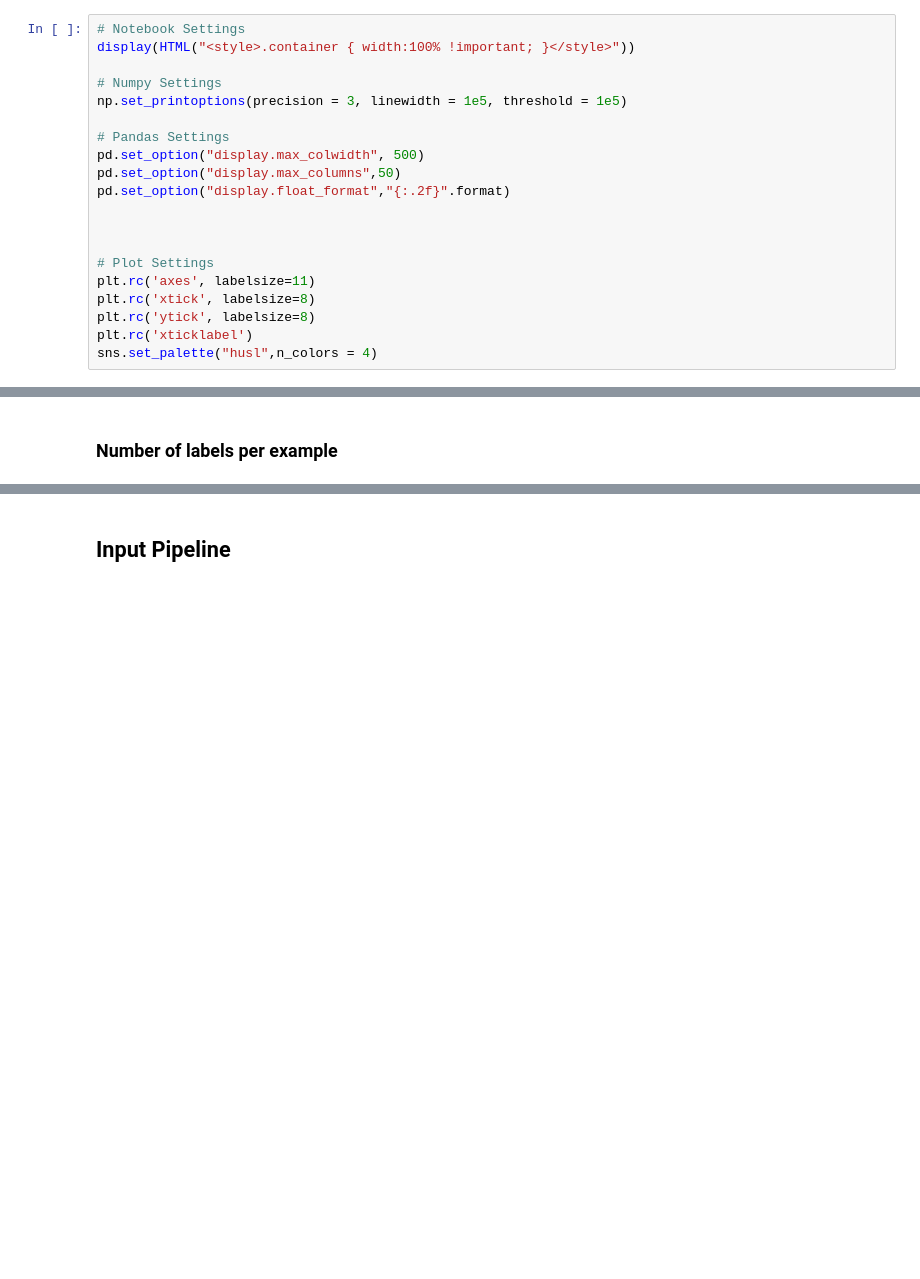
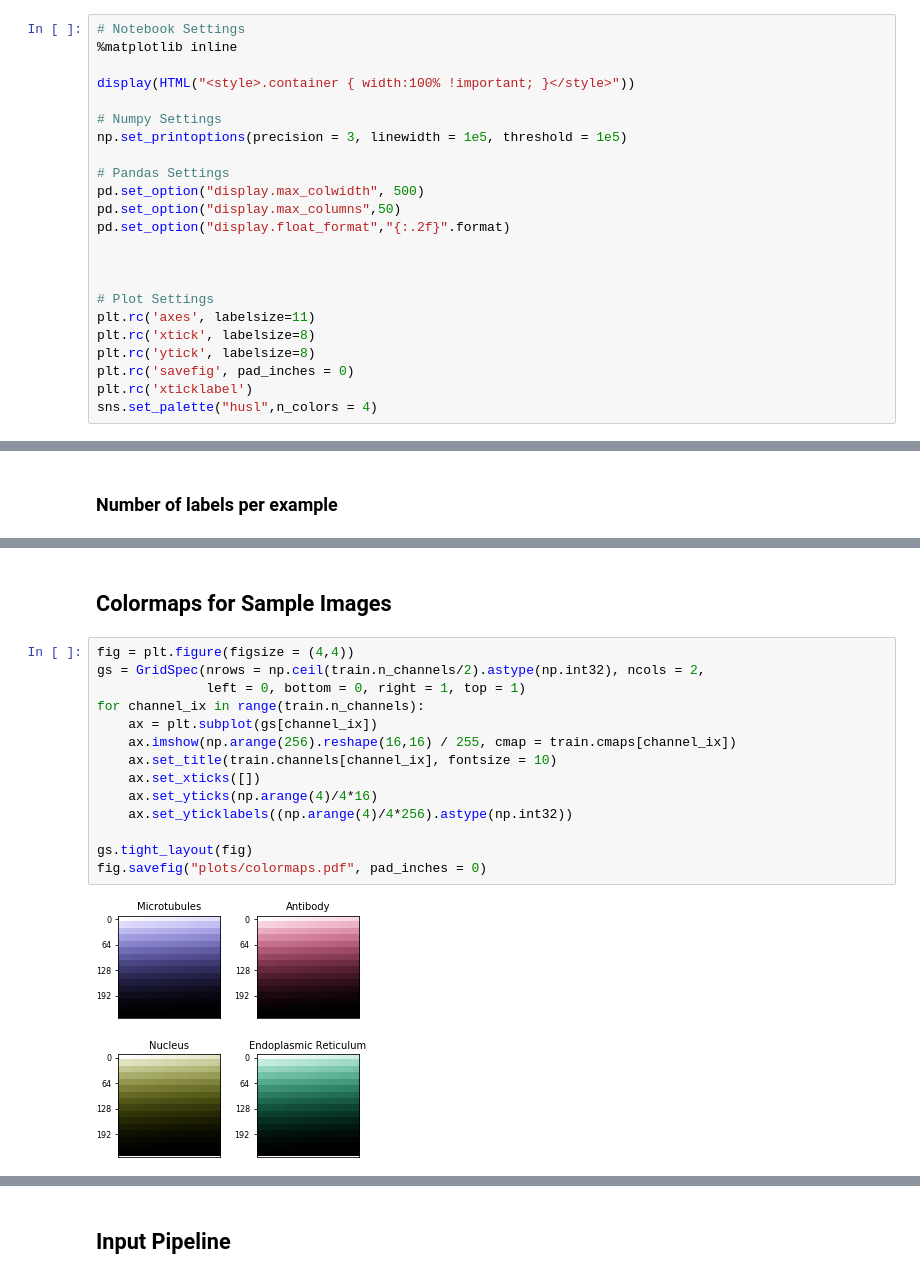
Before and after one commit to eldrtimo/protein, a Jupyter notebook: examples.ipynb, the cells around one changed output, grey strips where cells are left out. Cells and saved outputs as stored; diff of their text form; blank space fills up the shorter version.

```diff
--- a/examples.ipynb
+++ b/examples.ipynb
@@ -37,6 +66,8 @@ atlas = pa.ProteinAtlas()
 ## Output Formatting
 # %%
 # Notebook Settings
+%matplotlib inline
+
 display(HTML("<style>.container { width:100% !important; }</style>"))
 
 # Numpy Settings
@@ -53,6 +84,7 @@ pd.set_option("display.float_format","{:.2f}".format)
 plt.rc('axes', labelsize=11)
 plt.rc('xtick', labelsize=8)
 plt.rc('ytick', labelsize=8)
+plt.rc('savefig', pad_inches = 0)
 plt.rc('xticklabel')
 sns.set_palette("husl",n_colors = 4)
 # %% [markdown]
@@ -98,3 +130,21 @@ fig.tight_layout()
 fig.savefig("plots/label_count.pdf")
 # %% [output]
 [figure]
+# %% [markdown]
+## Colormaps for Sample Images
+# %%
+fig = plt.figure(figsize = (4,4))
+gs = GridSpec(nrows = np.ceil(train.n_channels/2).astype(np.int32), ncols = 2,
+              left = 0, bottom = 0, right = 1, top = 1)
+for channel_ix in range(train.n_channels):
+    ax = plt.subplot(gs[channel_ix])
+    ax.imshow(np.arange(256).reshape(16,16) / 255, cmap = train.cmaps[channel_ix])
+    ax.set_title(train.channels[channel_ix], fontsize = 10)
+    ax.set_xticks([])
+    ax.set_yticks(np.arange(4)/4*16)
+    ax.set_yticklabels((np.arange(4)/4*256).astype(np.int32))
+
+gs.tight_layout(fig)
+fig.savefig("plots/colormaps.pdf", pad_inches = 0)
+# %% [output]
+[figure, added]
```
Also changed, not shown: parts of 19 cells of this notebook, 5 other files.
